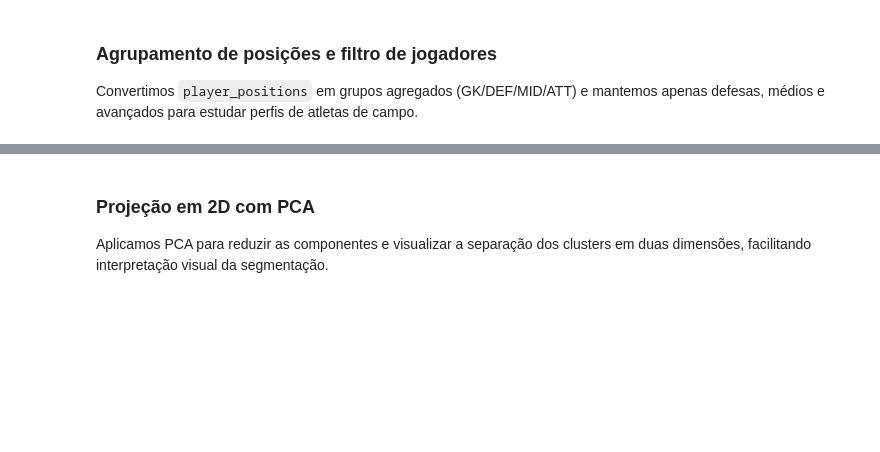
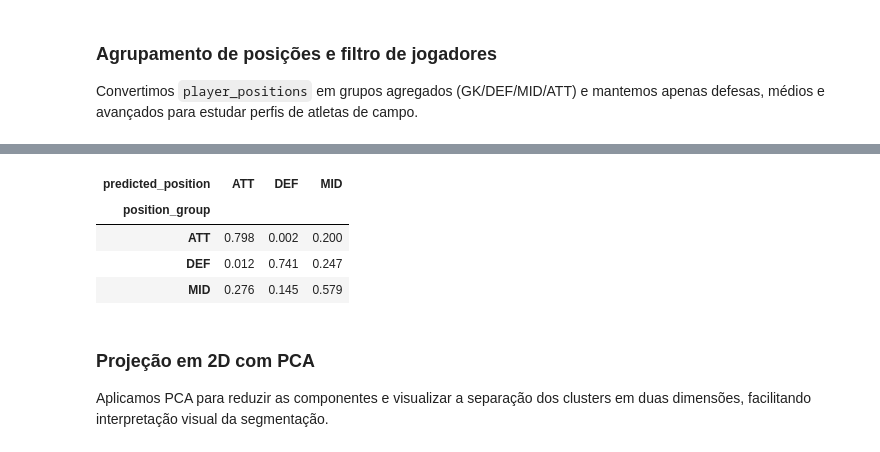
Before and after one commit to AnyTng/IA25_P02_G10, a Jupyter notebook: notebook2.ipynb, the cells around one changed output, grey strips where cells are left out. Drawn from its saved outputs; the diff is of its cells as text; code cells hidden in the pictures; blank space fills up the shorter version.

```diff
--- a/notebook2.ipynb
+++ b/notebook2.ipynb
@@ -116,24 +155,75 @@ Testamos valores de `k` entre 3 e 7 guardando inércia e *silhouette* para supor
 # %%
-from sklearn.metrics import silhouette_score
+from IPython.display import display
+from sklearn.metrics import (
+    silhouette_score,
+    adjusted_rand_score,
+    normalized_mutual_info_score,
+)
 
-inertias = []
-silhouettes = []
+# Avaliar k por silhouette e devolver labels
+def evaluate_kmeans(X_scaled, k_values):
+    inertias = []
+    silhouettes = []
+
+    for k in k_values:
+        kmeans = KMeans(n_clusters=k, random_state=42, n_init="auto")
+        labels = kmeans.fit_predict(X_scaled)
+        inertias.append(kmeans.inertia_)
+        silhouettes.append(silhouette_score(X_scaled, labels))
+
+    best_k = k_values[silhouettes.index(max(silhouettes))]
+    kmeans = KMeans(n_clusters=best_k, random_state=42, n_init="auto")
+    best_labels = kmeans.fit_predict(X_scaled)
+
+    return best_k, inertias, silhouettes, best_labels
+
+
+# Mapear cluster -> posicao dominante e calcular accuracy
+def majority_map_accuracy(true_labels, cluster_labels):
+    mapping = (
+        pd.DataFrame({"cluster": cluster_labels, "position": true_labels})
+        .groupby("cluster")["position"]
+        .agg(lambda s: s.value_counts().idxmax())
+    )
+    preds = pd.Series(cluster_labels, index=true_labels.index).map(mapping)
+    acc = (preds == true_labels).mean()
+    return acc, mapping, preds
+
+
+# Intervalo de k a testar
 k_values = list(range(3, 8))
 
-for k in k_values:
-    kmeans = KMeans(n_clusters=k, random_state=42, n_init="auto")
-    labels = kmeans.fit_predict(X_scaled)
-    inertias.append(kmeans.inertia_)
-    silhouettes.append(silhouette_score(X_scaled, labels))
+best_k, inertias, silhouettes, labels = evaluate_kmeans(X_scaled, k_values)
 
-best_k = k_values[silhouettes.index(max(silhouettes))]
+true_labels = cluster["position_group"]
+
+# Medidas de alinhamento com posicao real
+ari = adjusted_rand_score(true_labels, labels)
+nmi = normalized_mutual_info_score(true_labels, labels)
+acc, mapping, preds = majority_map_accuracy(true_labels, labels)
+
 print(f"Best k by silhouette: {best_k}")
+print(f"Accuracy detailed (majority map): {acc:.2%}")
+print(f"ARI: {ari:.4f} | NMI: {nmi:.4f}")
 
-kmeans = KMeans(n_clusters=best_k, random_state=42, n_init="auto")
-cluster["cluster"] = kmeans.fit_predict(X_scaled)
+# Mapeamento cluster -> posicao dominante
+display(mapping)
 
+# Guardar labels e previsoes
+cluster["cluster"] = labels
+cluster["predicted_position"] = preds
+
+# Matriz normalizada por posicao real
+position_confusion = pd.crosstab(
+    cluster["position_group"],
+    cluster["predicted_position"],
+    normalize="index",
+).round(3)
+
+display(position_confusion)
 
 cluster_stats = cluster.groupby("cluster")[feature_cols].mean()
 
 gender_counts = cluster.groupby(["cluster", "gender"]).size().unstack(fill_value=0)
 gender_props = gender_counts.div(gender_counts.sum(axis=1), axis=0)
+# %% [output]
@@ -140,3 +238,8 @@ gender_props = gender_counts.div(gender_counts.sum(axis=1), axis=0)
+| predicted_position | ATT | DEF | MID |
+| position_group |  |  |  |
+| ATT | 0.798 | 0.002 | 0.200 |
+| DEF | 0.012 | 0.741 | 0.247 |
+| MID | 0.276 | 0.145 | 0.579 |
 # %% [markdown]
 ### Projeção em 2D com PCA
 Aplicamos PCA para reduzir as componentes e visualizar a separação dos clusters em duas dimensões, facilitando interpretação visual da segmentação.
```
Also changed, not shown: parts of 11 cells of this notebook, 2 other files.
